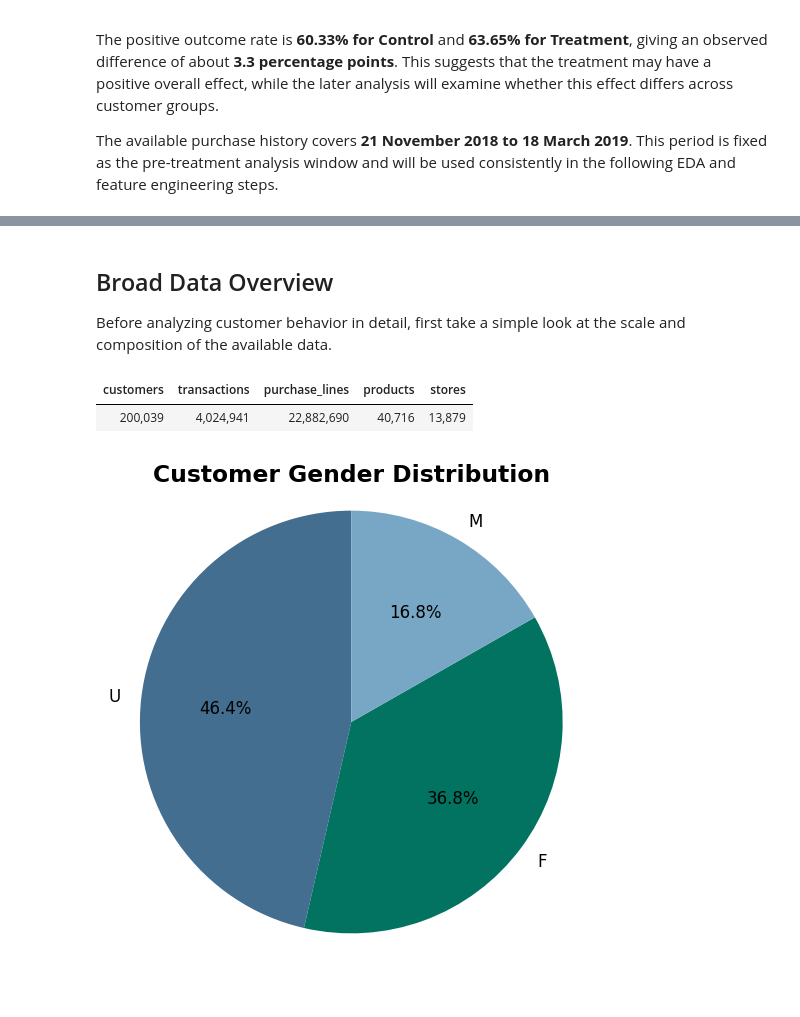
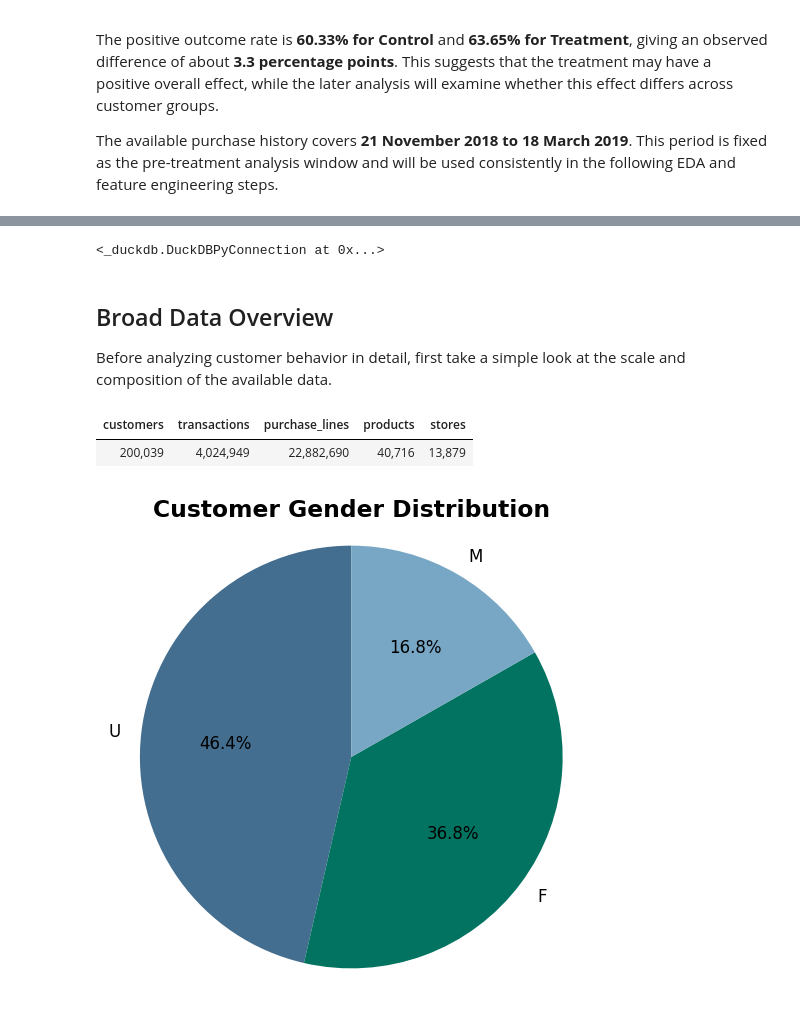
Before and after one commit to nguyen-lam-phuong-thao/uplift-customer-selection, a Jupyter notebook: notebooks/phase2_retailhero/02_retailhero_eda.ipynb, the cells around one changed output, grey strips where cells are left out. Cells and saved outputs as stored; diff of their text form; code cells hidden in the pictures.

```diff
--- a/notebooks/phase2_retailhero/02_retailhero_eda.ipynb
+++ b/notebooks/phase2_retailhero/02_retailhero_eda.ipynb
@@ -395,3 +492,35 @@ The available purchase history covers **21 November 2018 to 18 March 2019**. Thi
+# %%
+duckdb_connection.execute(
+    """
+    CREATE OR REPLACE VIEW transactions AS
+    SELECT
+        client_id,
+        transaction_id,
+        transaction_datetime,
+        store_id,
+
+        MAX(purchase_sum) AS purchase_sum,
+
+        SUM(product_quantity) AS basket_quantity,
+        COUNT(DISTINCT product_id) AS unique_products,
+        SUM(trn_sum_from_iss) AS trn_sum_from_iss_total,
+
+        MAX(regular_points_received) AS regular_points_received,
+        MAX(express_points_received) AS express_points_received,
+        MAX(regular_points_spent) AS regular_points_spent,
+        MAX(express_points_spent) AS express_points_spent
+
+    FROM purchases
+
+    GROUP BY
+        client_id,
+        transaction_id,
+        transaction_datetime,
+        store_id
+    """
+)
+# %% [output]
+<_duckdb.DuckDBPyConnection at 0x...>
 # %% [markdown]
 ## Broad Data Overview
 
@@ -399,30 +528,30 @@ Before analyzing customer behavior in detail, first take a simple look at the sc
 # %%
 dataset_overview = duckdb_connection.execute(
     """
     SELECT
         (SELECT COUNT(*) FROM clients) AS customers,
-        (SELECT COUNT(DISTINCT transaction_id) FROM purchases) AS transactions,
+        (SELECT COUNT(*) FROM transactions) AS transactions,
         (SELECT COUNT(*) FROM purchases) AS purchase_lines,
         (SELECT COUNT(*) FROM products) AS products,
-        (SELECT COUNT(DISTINCT store_id) FROM purchases) AS stores
+        (SELECT COUNT(DISTINCT store_id) FROM transactions) AS stores
     """
 ).df()
 
 display(
     style_table(
         dataset_overview,
         formats={
             "customers": "{:,.0f}",
             "transactions": "{:,.0f}",
             "purchase_lines": "{:,.0f}",
             "products": "{:,.0f}",
             "stores": "{:,.0f}",
         },
     )
 )
 # %% [output]
 | customers | transactions | purchase_lines | products | stores |
-| 200,039 | 4,024,941 | 22,882,690 | 40,716 | 13,879 |
+| 200,039 | 4,024,949 | 22,882,690 | 40,716 | 13,879 |
 # %%
 gender_distribution = duckdb_connection.execute(
     """
```
Also changed, not shown: parts of 105 cells of this notebook, 2 other files.
